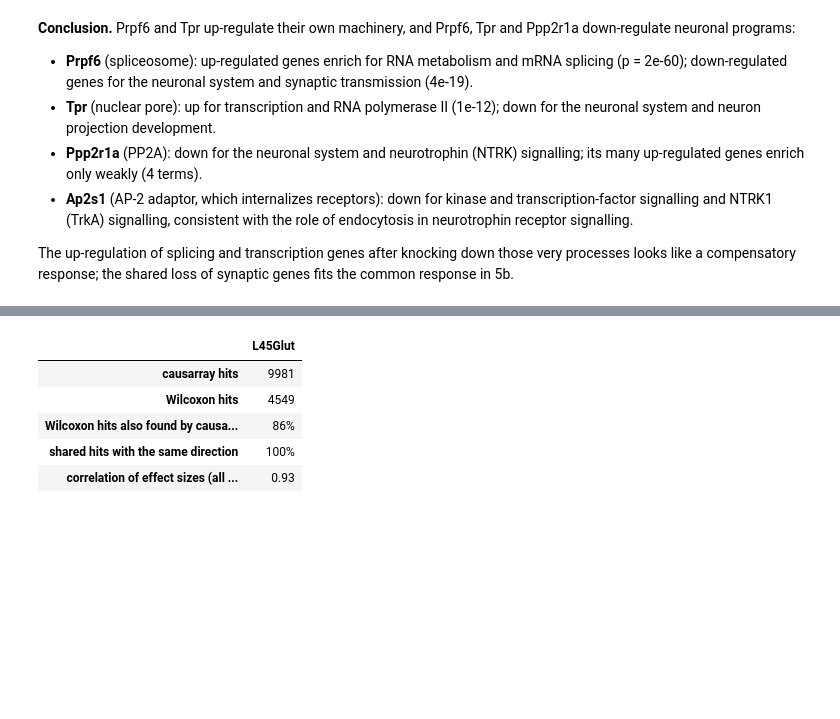
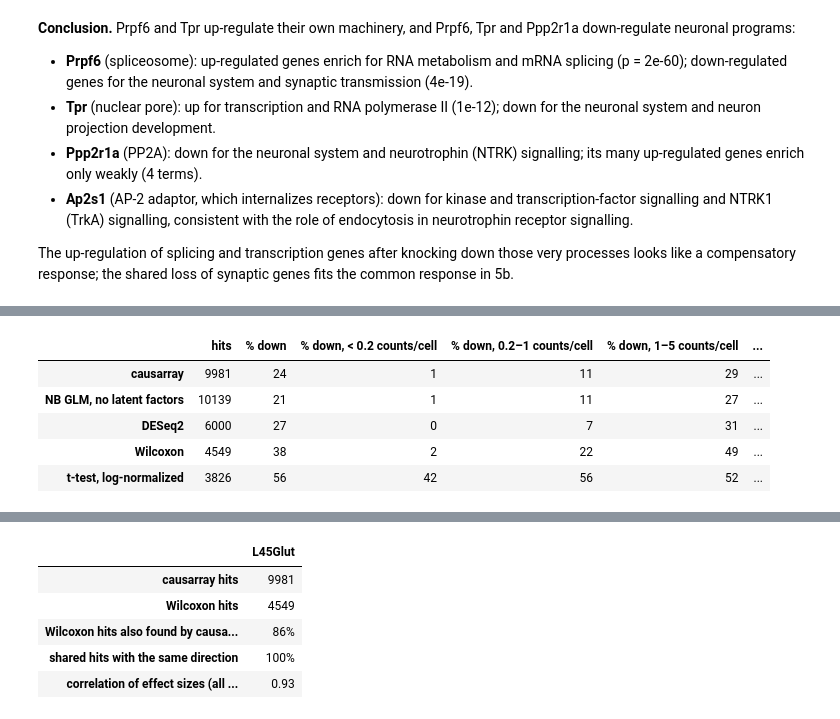
Before and after one commit to JinHongDu-Lab/causarray, a Jupyter notebook: docs/source/tutorial/mouse_brain/L45Glut-py.ipynb, the cells around one changed output, grey strips where cells are left out. Cells and saved outputs as stored; diff of their text form; code cells hidden in the pictures; blank space fills up the shorter version.

```diff
--- a/docs/source/tutorial/mouse_brain/L45Glut-py.ipynb
+++ b/docs/source/tutorial/mouse_brain/L45Glut-py.ipynb
@@ -479,0 +491,24 @@ the fake perturbations of section 4 they would raise Wilcoxon's hits from 4 to 9
+# %%
+cmp_all = pl.methods_on(tested, TAG, res_2)
+bands = pd.cut(cmp_all['mean_control'], [0, 0.2, 1, 5, np.inf], right=False,
+               labels=['< 0.2', '0.2–1', '1–5', '>= 5'])
+ca_hit = cmp_all['padj'] < Q
+rows = {}
+for method, (lfc, padj) in pl.METHODS.items():
+    hit, down = cmp_all[padj] < Q, cmp_all[lfc] < 0
+    rows[method] = {
+        'hits': int(hit.sum()),
+        '% down': round(100 * down[hit].mean()),
+        **{f'% down, {b} counts/cell': round(100 * down[hit & (bands == b)].mean()) for b in bands.cat.categories},
+        'causarray hits it also calls': f"{(hit & ca_hit).sum() / ca_hit.sum():.0%}",
+        'its hits causarray also calls': f"{(hit & ca_hit).sum() / hit.sum():.0%}",
+        'correlation of log fold change with causarray': round(cmp_all[['tau', lfc]].corr().iloc[0, 1], 2),
+    }
+display(pd.DataFrame(rows).T)
+# %% [output]
+|  | hits | % down | % down, < 0.2 counts/cell | % down, 0.2–1 counts/cell | % down, 1–5 counts/cell | ... |
+| causarray | 9981 | 24 | 1 | 11 | 29 | ... |
+| NB GLM, no latent factors | 10139 | 21 | 1 | 11 | 27 | ... |
+| DESeq2 | 6000 | 27 | 0 | 7 | 31 | ... |
+| Wilcoxon | 4549 | 38 | 2 | 22 | 49 | ... |
+| t-test, log-normalized | 3826 | 56 | 42 | 56 | 52 | ... |
```
Also changed, not shown: parts of 5 cells of this notebook, 3 other files.
